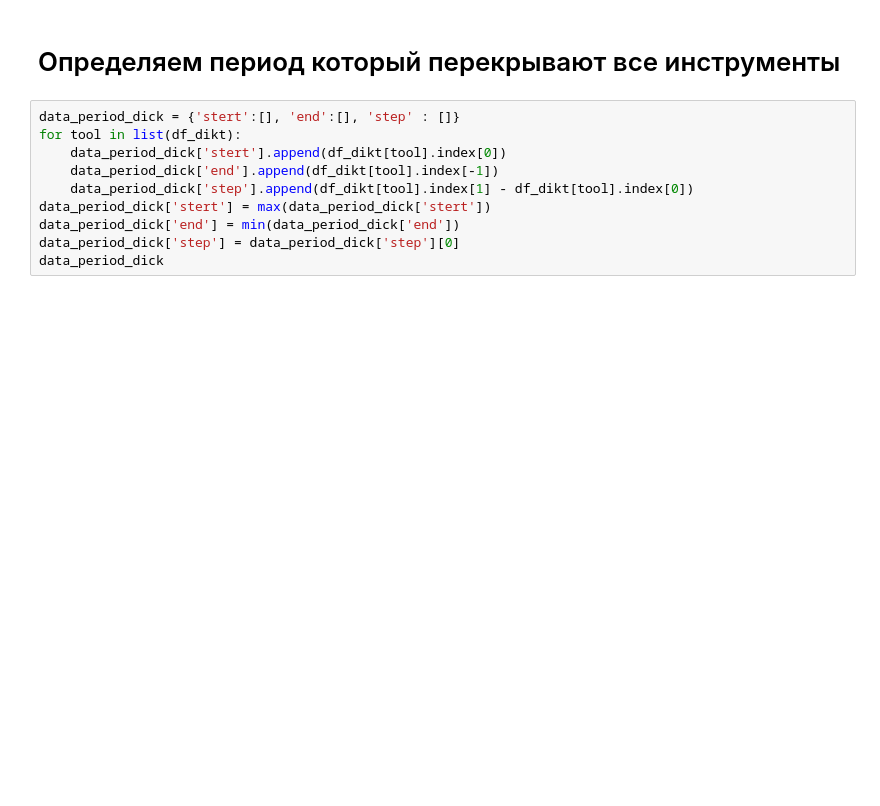
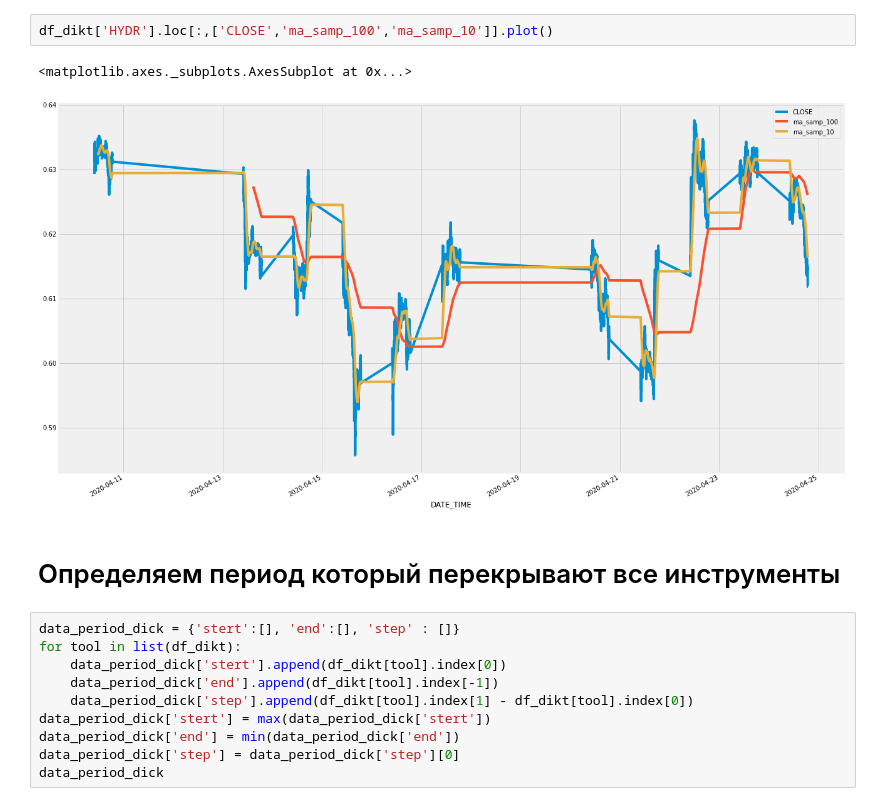
Before and after one commit to Mikhaylov-yv/Trad_histori_test, a Jupyter notebook: historical_test_1.ipynb, the cells around one changed output. Saved outputs shown, nothing was run; the diff lists cells and outputs as text; blank space fills up the shorter version.

```diff
--- a/historical_test_1.ipynb
+++ b/historical_test_1.ipynb
@@ -41,3 +75,8 @@ df
+# %%
+df_dikt['HYDR'].loc[:,['CLOSE','ma_samp_100','ma_samp_10']].plot()
+# %% [output]
+<matplotlib.axes._subplots.AxesSubplot at 0x...>
+[figure, added]
 # %% [markdown]
 # Определяем период который перекрывают все инструменты
 # %%
```
Also changed, not shown: parts of 22 cells of this notebook, 1 other file.
